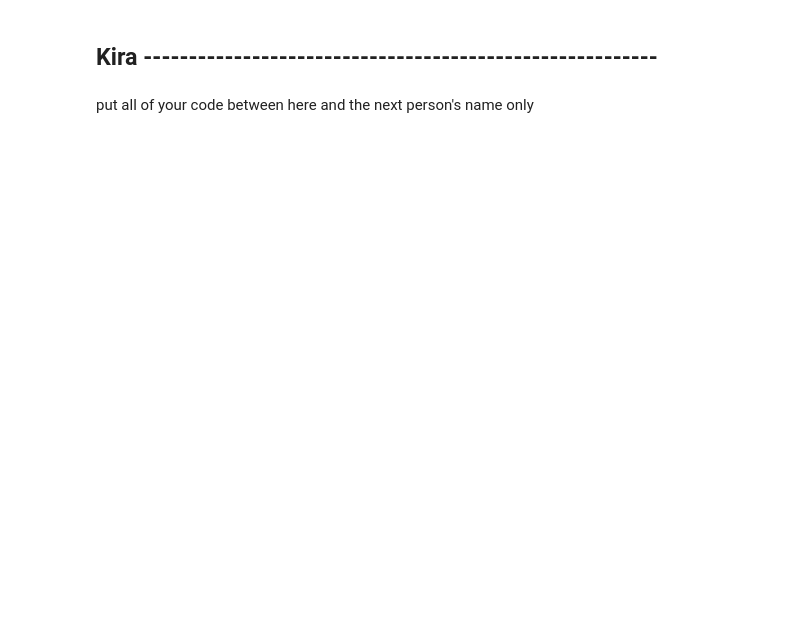
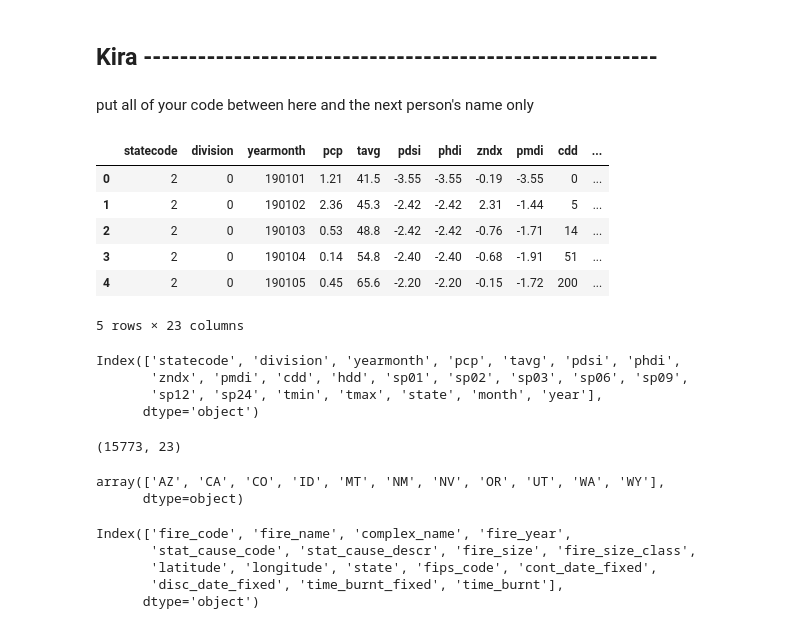
Before and after one commit to Marrrta/wildfires, a Jupyter notebook: cleaning.ipynb, the cells around one changed output. Saved outputs shown, nothing was run; the diff lists cells and outputs as text; code cells hidden in the pictures; blank space fills up the shorter version.

```diff
--- a/cleaning.ipynb
+++ b/cleaning.ipynb
@@ -78,3 +142,30 @@ fire_df[fire_df['state']=='CO']
 ## Kira ---------------------------------------------------------
 # %% [markdown]
 put all of your code between here and the next person's name only
+# %%
+noaa_clean = pd.read_csv('data/noaa_data_clean.csv')
+noaa_clean.head()
+# %% [output]
+|  | statecode | division | yearmonth | pcp | tavg | pdsi | phdi | zndx | pmdi | cdd | ... |
+| 0 | 2 | 0 | 190101 | 1.21 | 41.5 | -3.55 | -3.55 | -0.19 | -3.55 | 0 | ... |
+| 1 | 2 | 0 | 190102 | 2.36 | 45.3 | -2.42 | -2.42 | 2.31 | -1.44 | 5 | ... |
+| 2 | 2 | 0 | 190103 | 0.53 | 48.8 | -2.42 | -2.42 | -0.76 | -1.71 | 14 | ... |
+| 3 | 2 | 0 | 190104 | 0.14 | 54.8 | -2.40 | -2.40 | -0.68 | -1.91 | 51 | ... |
+| 4 | 2 | 0 | 190105 | 0.45 | 65.6 | -2.20 | -2.20 | -0.15 | -1.72 | 200 | ... |
+5 rows × 23 columns
+# %%
+noaa_clean.columns
+# %% [output]
+Index(['statecode', 'division', 'yearmonth', 'pcp', 'tavg', 'pdsi', 'phdi',
+       'zndx', 'pmdi', 'cdd', 'hdd', 'sp01', 'sp02', 'sp03', 'sp06', 'sp09',
+       'sp12', 'sp24', 'tmin', 'tmax', 'state', 'month', 'year'],
+      dtype='object')
+# %%
+noaa_clean.shape
+# %% [output]
+(15773, 23)
+# %%
+noaa_clean['state'].unique()
+# %% [output]
+array(['AZ', 'CA', 'CO', 'ID', 'MT', 'NM', 'NV', 'OR', 'UT', 'WA', 'WY'],
+      dtype=object)
@@ -80,0 +174,8 @@ put all of your code between here and the next person's name only
+# %%
+fire_df.columns
+# %% [output]
+Index(['fire_code', 'fire_name', 'complex_name', 'fire_year',
+       'stat_cause_code', 'stat_cause_descr', 'fire_size', 'fire_size_class',
+       'latitude', 'longitude', 'state', 'fips_code', 'cont_date_fixed',
+       'disc_date_fixed', 'time_burnt_fixed', 'time_burnt'],
+      dtype='object')
```
Also changed, not shown: parts of 15 cells of this notebook.
